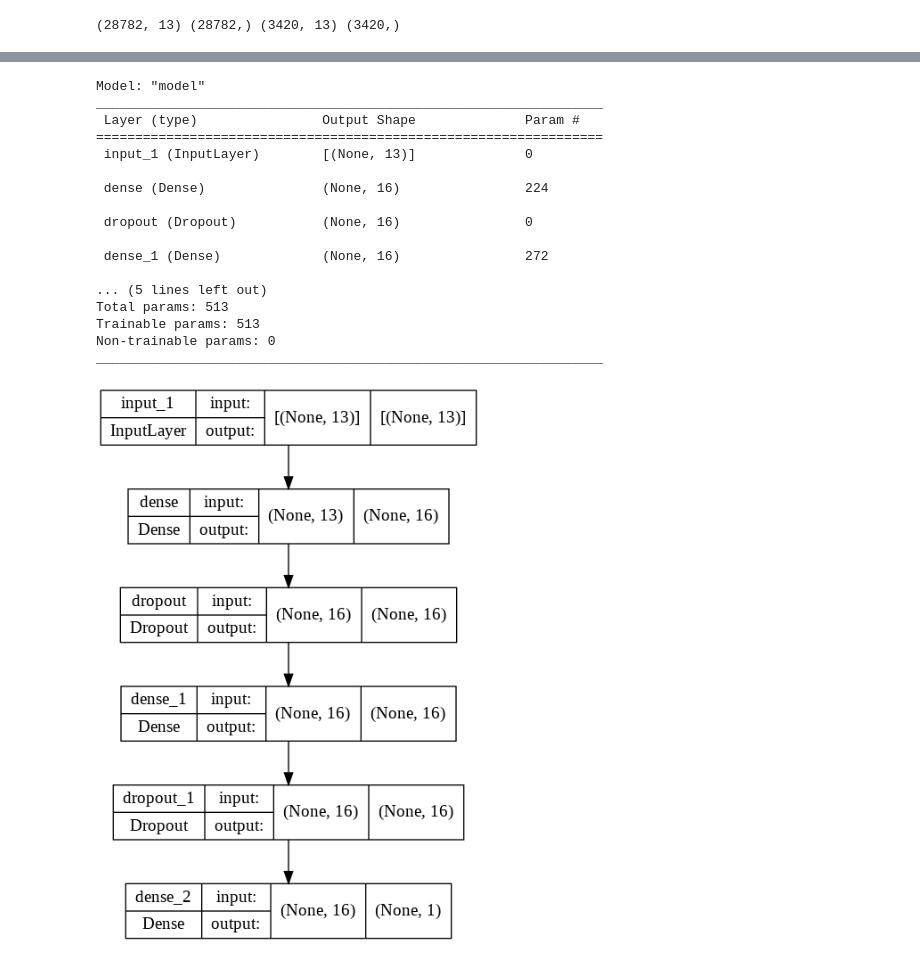
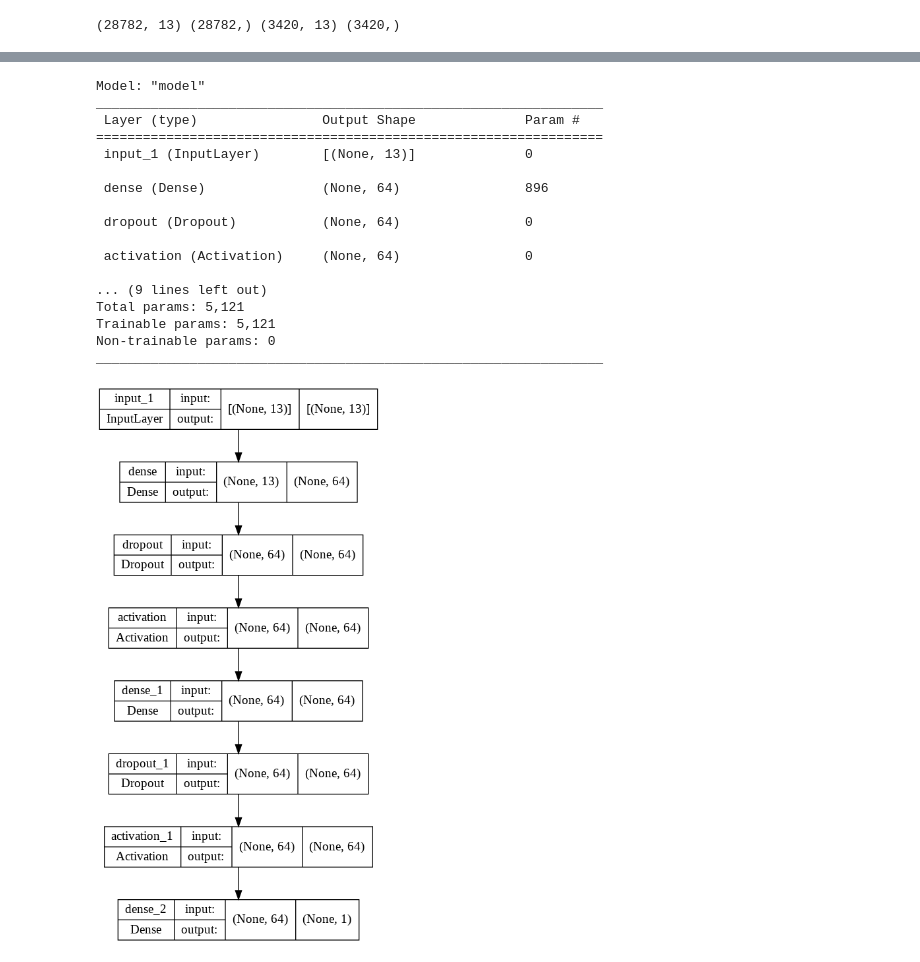
Before and after one commit to doogzultz/time_series_project, a Jupyter notebook: model_test_simple_less_features.ipynb, the cells around one changed output, grey strips where cells are left out. Drawn from its saved outputs; the diff is of its cells as text; code cells hidden in the pictures.

```diff
--- a/model_test_simple_less_features.ipynb
+++ b/model_test_simple_less_features.ipynb
@@ -266,3 +278,10 @@ def shuffle_and_aggregate(data, shuffle_ = True):
   target = data_agg['target']
   data_agg = data_agg.drop(columns = 'target')
   return data_agg, target
+# %%
+import tensorflow.keras.backend as K
+def create_smape(epsilon = 1e-6, threshold = .5):
+  def smape(y_true, y_pred, **kwargs):
+      sum_ = K.maximum(K.abs(y_true) + K.abs(y_pred) + epsilon, threshold + epsilon)
+      return 100*K.abs(y_pred - y_true) / (sum_* 2.0)
+  return smape
@@ -287,54 +378,55 @@ def plot_model_perf(history, metric = None):
       plt.plot(epochs, history.history[f'val_{metric}'], color = 'orange', label = f'val_{metric}' )
       plt.legend()
       plt.show()
-# %%
-import tensorflow.keras.backend as K
-def create_smape(epsilon = 1e-6):
-  def smape(y_true, y_pred):
-      #summ = K.minimum(K.abs(y_true) + K.abs(y_pred) + epsilon, 0.5 + epsilon)
-      return 100*K.abs(y_pred - y_true) / ((K.abs(y_true) + K.abs(y_pred) + epsilon) * 2.0)
-  return smape
 # %%
 def dense_block(input_, dense_units, dr):
-    x = Dense(dense_units, kernel_initializer="he_normal", activation = 'relu')(input_)
+    x = Dense(dense_units, kernel_initializer="he_normal")(input_)
     x = Dropout(dr)(x)
+    #x = BatchNormalization()(x)
+
+    x = Activation('relu')(x)
+
     x = Dense(dense_units, kernel_initializer="he_normal", activation = 'relu')(x)
-    out = Dropout(dr)(x)
+    #x = Dropout(dr)(x)
+    #x = Dense(dense_units, kernel_initializer="he_normal", activation = 'relu')(x)
+    x = Dropout(dr)(x)
+    #x = BatchNormalization()(x)
+    out = Activation('relu')(x)
     return out
 # %%
 tf.keras.backend.clear_session()
 
-def create_time_model(dense_units = 16, dr = .2 ):
+def create_time_model(dense_units = 64, dr = .3 ):
 
     input_ = Input(shape=(x_train.shape[1]))
     x = dense_block(input_, dense_units, dr)
     out = Dense(1)(x)
     model = Model(inputs = input_, outputs = out)
     return model
 
 model = create_time_model()
-model.compile(loss = 'mape', optimizer = 'adam', metrics = ['mae', create_smape()])
+model.compile(loss = create_smape(), optimizer = 'adam', metrics = ['mae','mape', create_smape(threshold = 0)])
 model.summary()
 tf.keras.utils.plot_model(model, show_shapes=True)
 # %% [output]
 Model: "model"
 _________________________________________________________________
  Layer (type)                Output Shape              Param #
 =================================================================
  input_1 (InputLayer)        [(None, 13)]              0
 
- dense (Dense)               (None, 16)                224
+ dense (Dense)               (None, 64)                896
 
- dropout (Dropout)           (None, 16)                0
+ dropout (Dropout)           (None, 64)                0
 
- dense_1 (Dense)             (None, 16)                272
+ activation (Activation)     (None, 64)                0
 
-... (5 lines left out)
-Total params: 513
-Trainable params: 513
+... (9 lines left out)
+Total params: 5,121
+Trainable params: 5,121
 Non-trainable params: 0
 _________________________________________________________________
-[figure, old version]
+[figure, new version]
 # %%
 early_stopping = EarlyStopping(patience = 10, restore_best_weights= True)
 history = model.fit(x_train, y_train, epochs = 100, validation_data = [x_valid, y_valid], callbacks = early_stopping)
```
Also changed, not shown: parts of 14 cells of this notebook.
